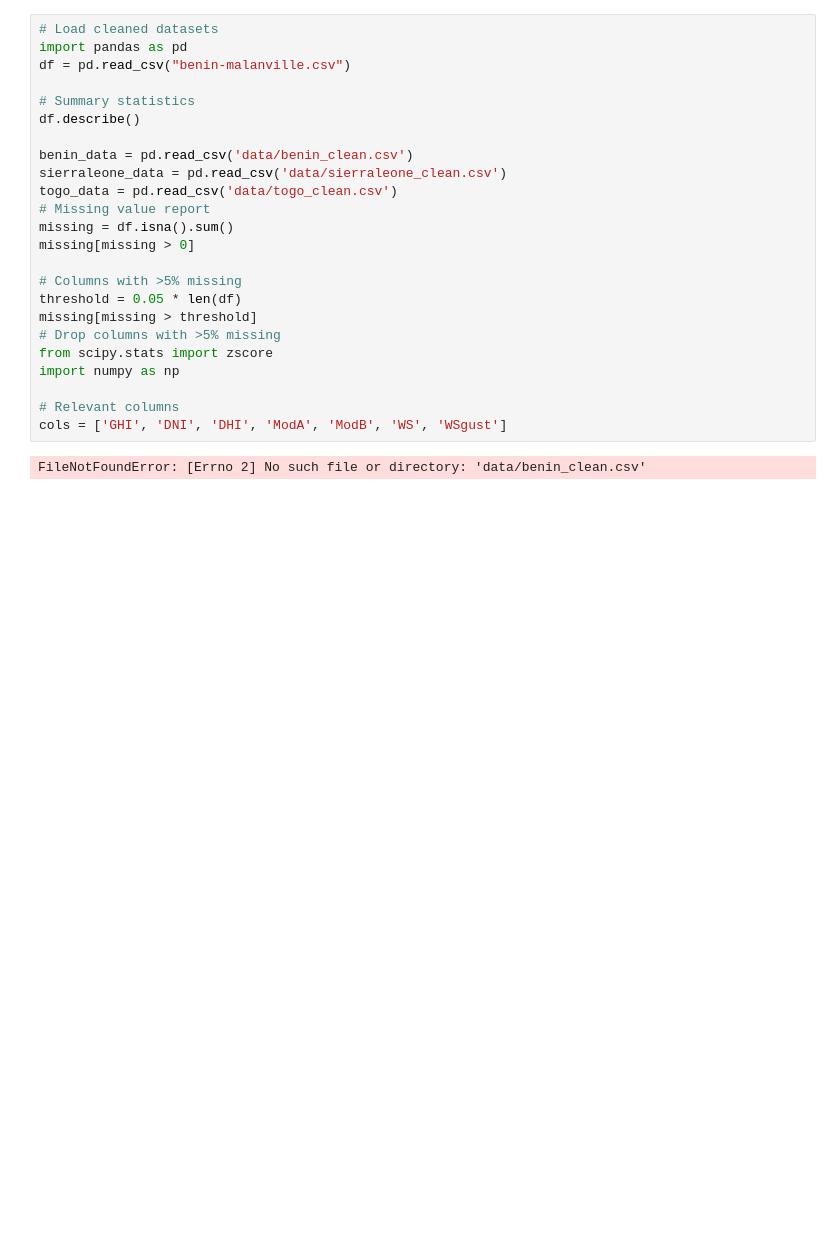
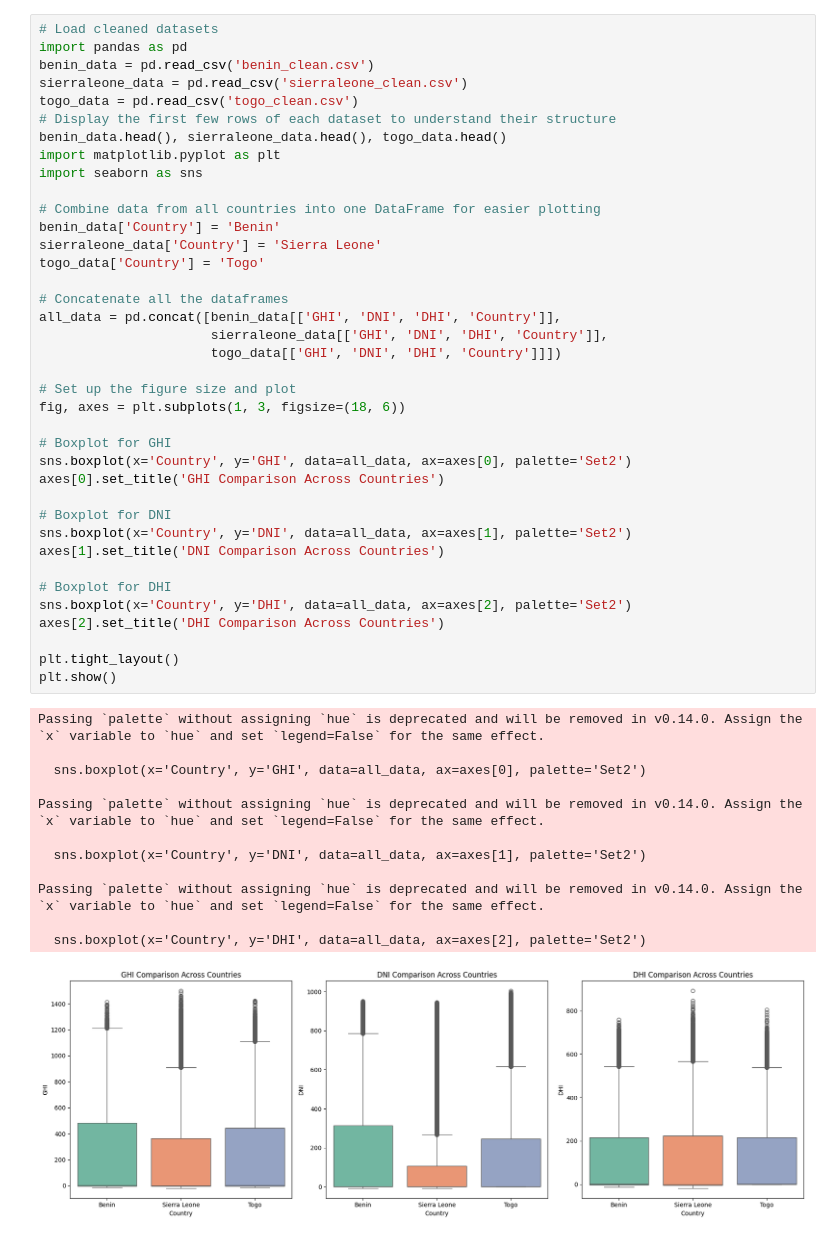
Before and after one commit to ha-bina/solar-challenge-week1, a Jupyter notebook: notebook/compare_countries.ipynb, the cells around one changed output. Cells and saved outputs as stored; diff of their text form; blank space fills up the shorter version.

```diff
--- a/notebook/compare_countries.ipynb
+++ b/notebook/compare_countries.ipynb
@@ -1,26 +1,51 @@
-# %%
-# Load cleaned datasets
-import pandas as pd
-df = pd.read_csv("benin-malanville.csv")
-
-# Summary statistics
-df.describe()
-
-benin_data = pd.read_csv('data/benin_clean.csv')
-sierraleone_data = pd.read_csv('data/sierraleone_clean.csv')
-togo_data = pd.read_csv('data/togo_clean.csv')
-# Missing value report
-missing = df.isna().sum()
-missing[missing > 0]
-
-# Columns with >5% missing
-threshold = 0.05 * len(df)
-missing[missing > threshold]
-# Drop columns with >5% missing
-from scipy.stats import zscore
-import numpy as np
-
-# Relevant columns
-cols = ['GHI', 'DNI', 'DHI', 'ModA', 'ModB', 'WS', 'WSgust']
-# %% [output]
-FileNotFoundError: [Errno 2] No such file or directory: 'data/benin_clean.csv'
+# %%
+# Load cleaned datasets
+import pandas as pd
+benin_data = pd.read_csv('benin_clean.csv')
+sierraleone_data = pd.read_csv('sierraleone_clean.csv')
+togo_data = pd.read_csv('togo_clean.csv')
+# Display the first few rows of each dataset to understand their structure
+benin_data.head(), sierraleone_data.head(), togo_data.head()
+import matplotlib.pyplot as plt
+import seaborn as sns
+
+# Combine data from all countries into one DataFrame for easier plotting
+benin_data['Country'] = 'Benin'
+sierraleone_data['Country'] = 'Sierra Leone'
+togo_data['Country'] = 'Togo'
+
+# Concatenate all the dataframes
+all_data = pd.concat([benin_data[['GHI', 'DNI', 'DHI', 'Country']],
+                      sierraleone_data[['GHI', 'DNI', 'DHI', 'Country']],
+                      togo_data[['GHI', 'DNI', 'DHI', 'Country']]])
+
+# Set up the figure size and plot
+fig, axes = plt.subplots(1, 3, figsize=(18, 6))
+
+# Boxplot for GHI
+sns.boxplot(x='Country', y='GHI', data=all_data, ax=axes[0], palette='Set2')
+axes[0].set_title('GHI Comparison Across Countries')
+
+# Boxplot for DNI
+sns.boxplot(x='Country', y='DNI', data=all_data, ax=axes[1], palette='Set2')
+axes[1].set_title('DNI Comparison Across Countries')
+
+# Boxplot for DHI
+sns.boxplot(x='Country', y='DHI', data=all_data, ax=axes[2], palette='Set2')
+axes[2].set_title('DHI Comparison Across Countries')
+
+plt.tight_layout()
+plt.show()
+# %% [output]
+Passing `palette` without assigning `hue` is deprecated and will be removed in v0.14.0. Assign the `x` variable to `hue` and set `legend=False` for the same effect.
+
+  sns.boxplot(x='Country', y='GHI', data=all_data, ax=axes[0], palette='Set2')
+
+Passing `palette` without assigning `hue` is deprecated and will be removed in v0.14.0. Assign the `x` variable to `hue` and set `legend=False` for the same effect.
+
+  sns.boxplot(x='Country', y='DNI', data=all_data, ax=axes[1], palette='Set2')
+
+Passing `palette` without assigning `hue` is deprecated and will be removed in v0.14.0. Assign the `x` variable to `hue` and set `legend=False` for the same effect.
+
+  sns.boxplot(x='Country', y='DHI', data=all_data, ax=axes[2], palette='Set2')
+[figure, added]
```
Also changed, not shown: parts of 2 cells of this notebook.
